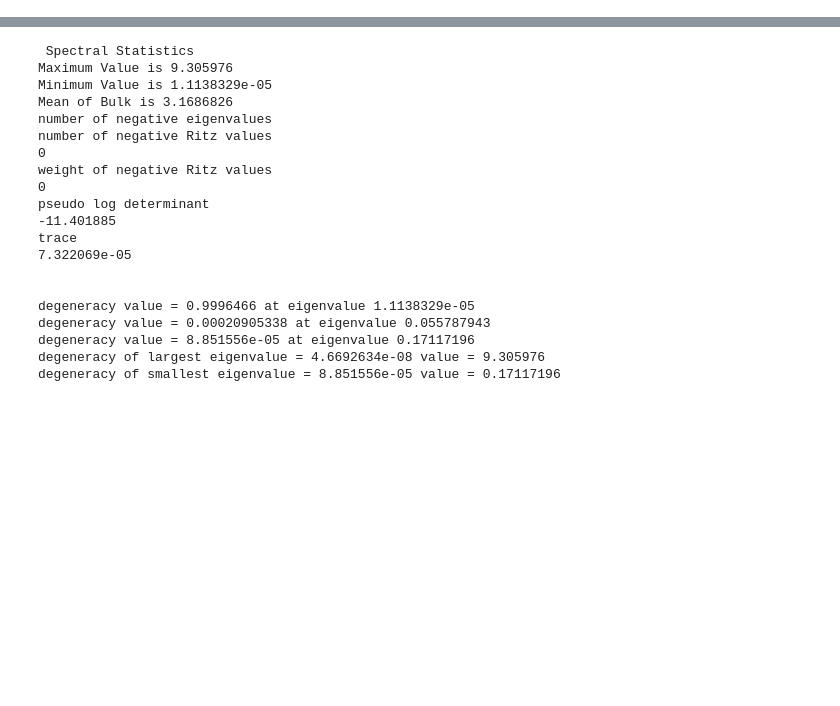
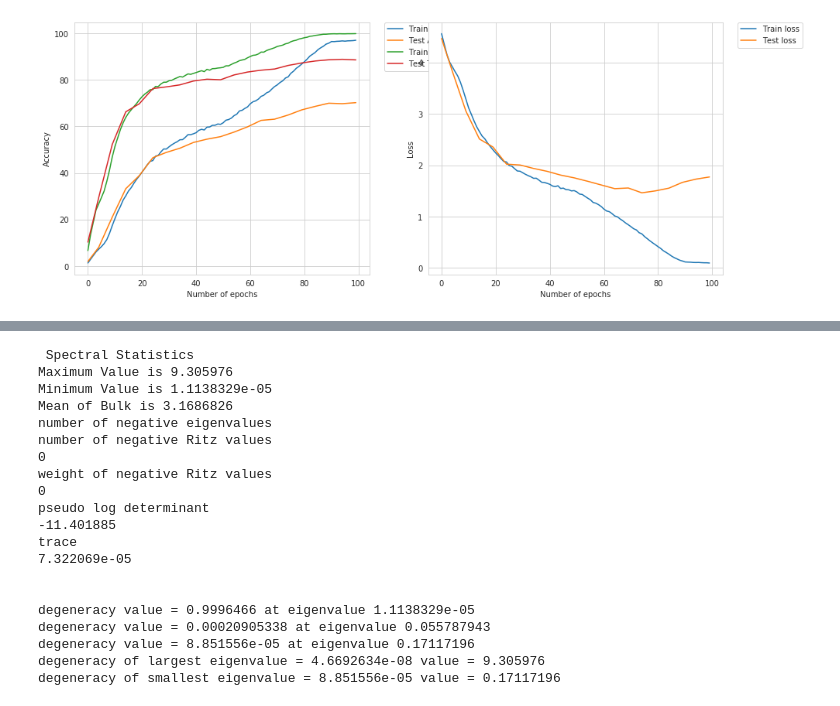
Before and after one commit to xingchenwan/MLRG_DeepCurvature, a Jupyter notebook: example.ipynb, the cells around one changed output, grey strips where cells are left out. Saved outputs shown, nothing was run; the diff lists cells and outputs as text; code cells hidden in the pictures; blank space fills up the shorter version.

```diff
--- a/example.ipynb
+++ b/example.ipynb
@@ -27,6 +32,10 @@ train_network(
 # %%
-# We get the following result (note that we did not re-run the command in this kernel because re-training the network is expensive, but if you run the cell above
-# you should get similar output as the output below)
-
+plt.figure(figsize=[15, 6])
+plot_training(
+    dir='result/VGG16-CIFAR100/',
+    show_top_5=True,
+)
 # In 100 epochs, our VGG16 architecture achieved a training accuracy of ~97% and testing accuracy of ~70%. This of course can be improved, by a more thorough
 # hyperparameter tuning, more training epochs and a more modern neural network architecture.
+# %% [output]
+[figure, added]
```
Also changed, not shown: parts of 2 cells of this notebook, 4 other files.
